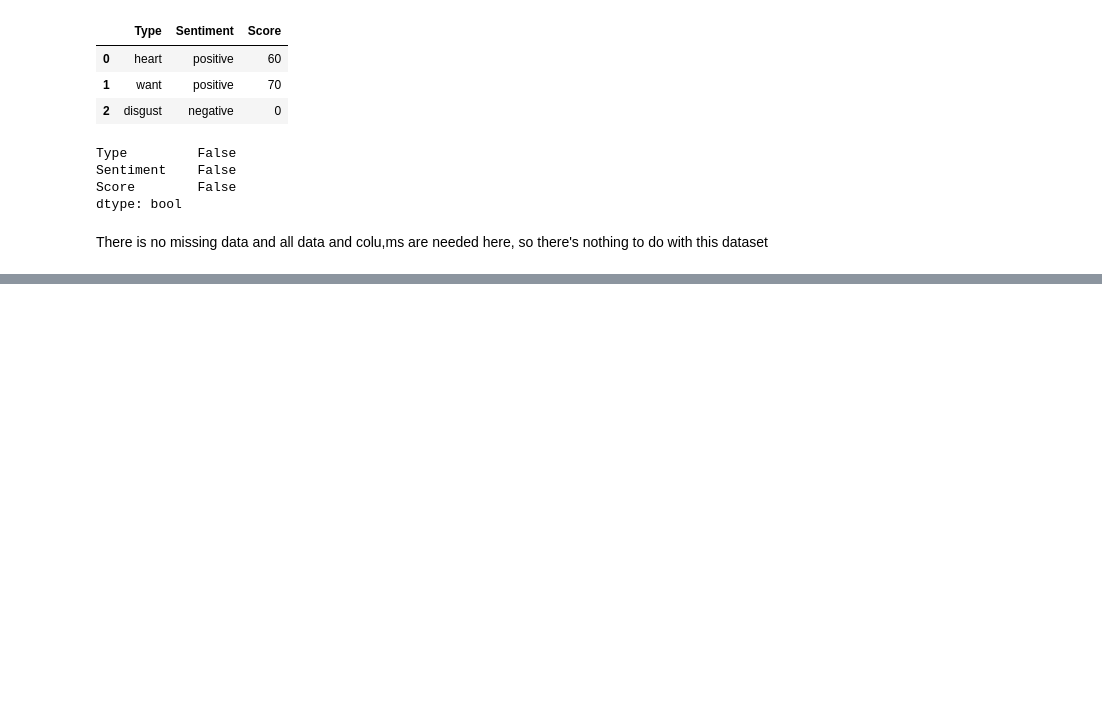
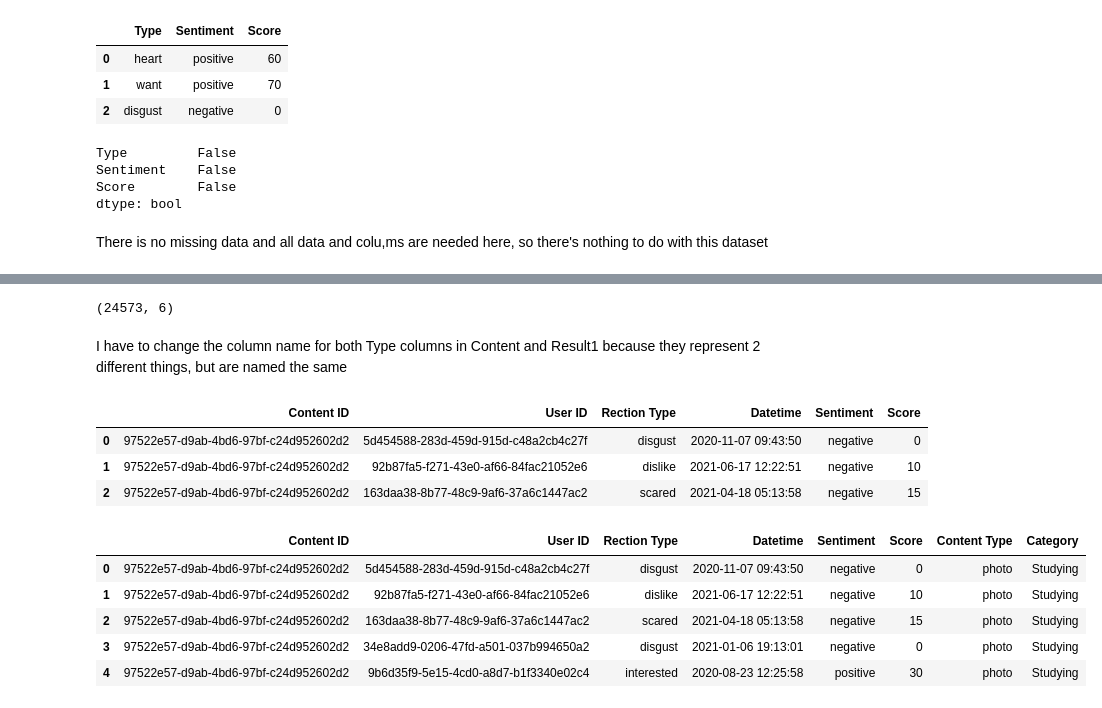
Before and after one commit to Gallo13/Accenture-Data-Analyst-Project, a Jupyter notebook: AccentureDataAnalyst-DataCleaning.ipynb, the cells around one changed output, grey strips where cells are left out. Saved outputs shown, nothing was run; the diff lists cells and outputs as text; code cells hidden in the pictures; blank space fills up the shorter version.

Commit message:
merged datasets

```diff
--- a/AccentureDataAnalyst.ipynb
+++ b/AccentureDataAnalyst-DataCleaning.ipynb
@@ -138,4 +145,4 @@ That's about 20% of our data. Since URL isn't a column I believe we need, I thin
 # %%
 # dropping URL columns
-content = content.drop(['URL'], axis=1)
-content.head(3)
+content = content.drop(['URL', 'User ID'], axis=1)
+#content.head(3)
@@ -303,0 +313,4 @@ reaction_types.to_csv('reaction_types.csv')
+# %%
+# Merge the reaction and reaction_type datasets
+result1 = pd.merge(reaction, reaction_types, how="left", on=['Type'])
+result1.head()
@@ -303,0 +324,30 @@ reaction_types.to_csv('reaction_types.csv')
+# %%
+result1.shape
+# %% [output]
+(24573, 6)
+# %% [markdown]
+I have to change the column name for both Type columns in Content and Result1 because they represent 2 different things, but are named the same
+# %%
+# rename column in content dataset from Type to Content Type
+content.rename(columns={'Type':'Content Type'}, inplace=True)
+#content.head(3)
+# %%
+# rename column in result1 dataset from Type to Reaction Type
+result1.rename(columns={'Type': 'Rection Type'}, inplace=True)
+result1.head(20)
+# %% [output]
+|  | Content ID | User ID | Rection Type | Datetime | Sentiment | Score |
+| 0 | 97522e57-d9ab-4bd6-97bf-c24d952602d2 | 5d454588-283d-459d-915d-c48a2cb4c27f | disgust | 2020-11-07 09:43:50 | negative | 0 |
+| 1 | 97522e57-d9ab-4bd6-97bf-c24d952602d2 | 92b87fa5-f271-43e0-af66-84fac21052e6 | dislike | 2021-06-17 12:22:51 | negative | 10 |
+| 2 | 97522e57-d9ab-4bd6-97bf-c24d952602d2 | 163daa38-8b77-48c9-9af6-37a6c1447ac2 | scared | 2021-04-18 05:13:58 | negative | 15 |
+# %%
+# Merge the result1 and content datasets
+final_dataset = pd.merge(result1, content, how="left", on=['Content ID'])
+final_dataset.head()
+# %% [output]
+|  | Content ID | User ID | Rection Type | Datetime | Sentiment | Score | Content Type | Category |
+| 0 | 97522e57-d9ab-4bd6-97bf-c24d952602d2 | 5d454588-283d-459d-915d-c48a2cb4c27f | disgust | 2020-11-07 09:43:50 | negative | 0 | photo | Studying |
+| 1 | 97522e57-d9ab-4bd6-97bf-c24d952602d2 | 92b87fa5-f271-43e0-af66-84fac21052e6 | dislike | 2021-06-17 12:22:51 | negative | 10 | photo | Studying |
+| 2 | 97522e57-d9ab-4bd6-97bf-c24d952602d2 | 163daa38-8b77-48c9-9af6-37a6c1447ac2 | scared | 2021-04-18 05:13:58 | negative | 15 | photo | Studying |
+| 3 | 97522e57-d9ab-4bd6-97bf-c24d952602d2 | 34e8add9-0206-47fd-a501-037b994650a2 | disgust | 2021-01-06 19:13:01 | negative | 0 | photo | Studying |
+| 4 | 97522e57-d9ab-4bd6-97bf-c24d952602d2 | 9b6d35f9-5e15-4cd0-a8d7-b1f3340e02c4 | interested | 2020-08-23 12:25:58 | positive | 30 | photo | Studying |
```
Also changed, not shown: parts of 14 cells of this notebook.
